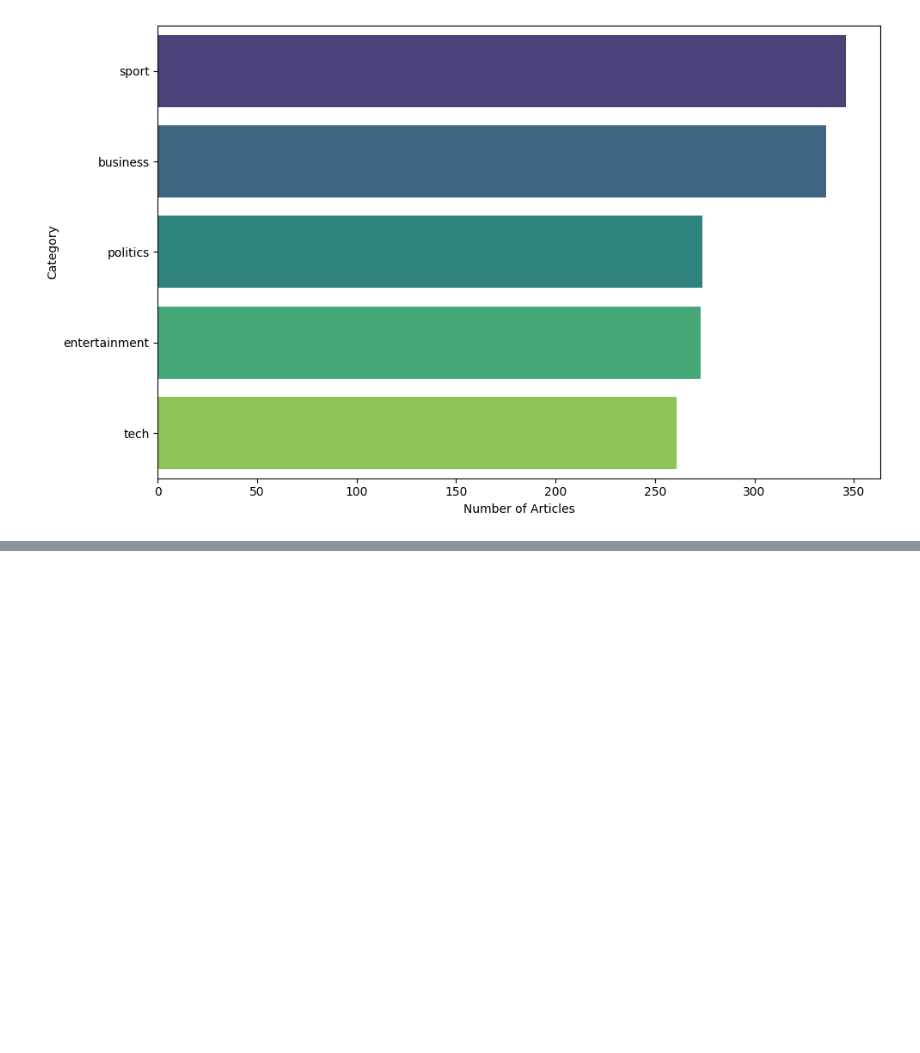
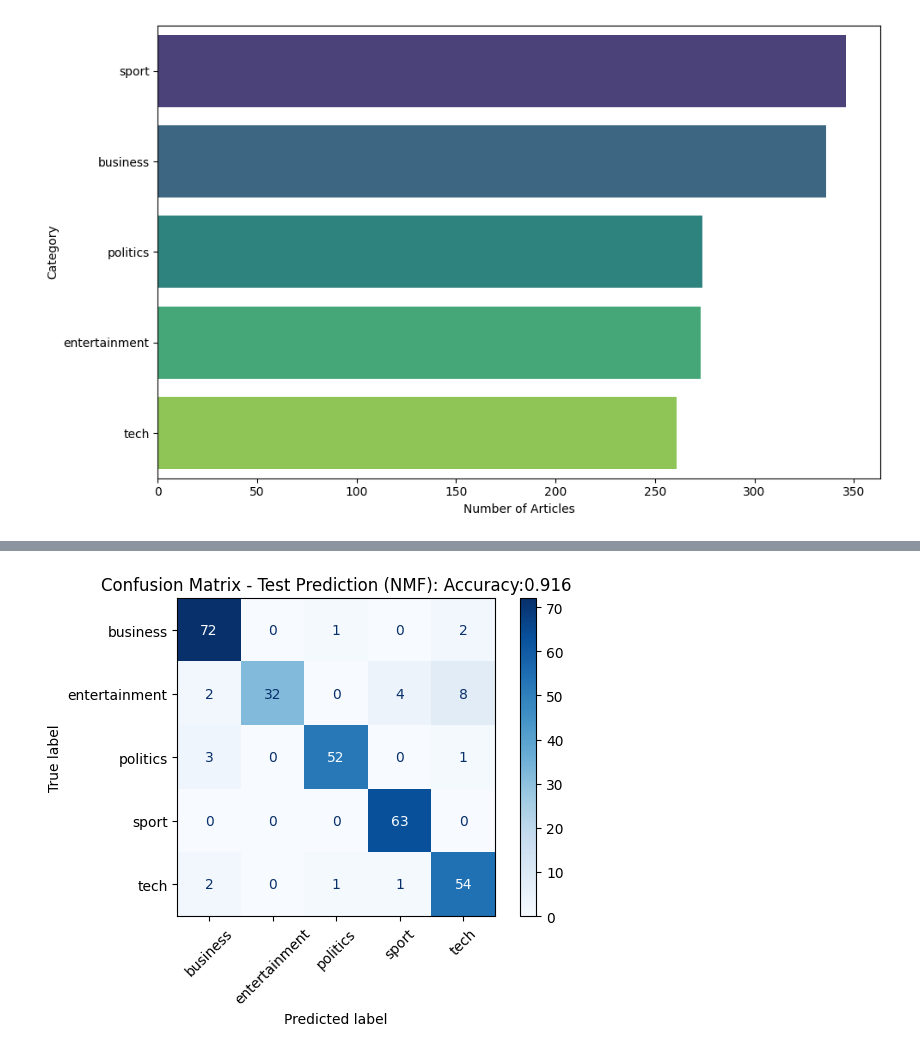
Before and after one commit to alme9155/csca-5632, a Jupyter notebook: bbc-news-classification.ipynb, the cells around one changed output, grey strips where cells are left out. Saved outputs shown, nothing was run; the diff lists cells and outputs as text; code cells hidden in the pictures; blank space fills up the shorter version.

Commit message:
Kaggle Notebook | BBC News Classification | Version 15

```diff
--- a/bbc-news-classification.ipynb
+++ b/bbc-news-classification.ipynb
@@ -120,0 +195,65 @@ it is necessary to
+# %%
+from sklearn.decomposition import TruncatedSVD
+from sklearn.decomposition import NMF
+from sklearn.linear_model import LogisticRegression
+from sklearn.model_selection import train_test_split, GridSearchCV
+from sklearn.pipeline import Pipeline
+from sklearn.metrics import accuracy_score, classification_report
+
+# split the train dataset to 80%/20%
+x_train, x_validate, y_train_split, y_validate = \
+    train_test_split(x_train_tfidf, y_train, test_size=0.2, random_state=42)
+
+
+# Match latent dimension of NMF with unique number of categories
+unique_categories = len(train['Category'].unique())
+
+nmf = NMF(n_components=unique_categories, random_state=42)
+x_train_nmf = nmf.fit_transform(x_train)
+x_validate_nmf = nmf.transform(x_validate)
+x_test_nmf = nmf.transform(x_test_tfidf)
+
+# Find the most frequent category for each NMF feature in training data as category prediction
+feature_prediction = np.argmax(x_train_nmf, axis=1)
+
+used = set()
+feature_to_category = {}
+# Get the true label for articles
+for component in range(unique_categories):
+    if np.isin(component, feature_prediction):
+        label = np.bincount(y_train_split[(feature_prediction == component)]).argmax()
+        feature_to_category[component] = label
+        used.add(label)
+    else:
+        for i in range(len(le.classes_)):
+            if i not in used:
+                feature_to_category[component] = i
+                used.add(i)
+                break
+        else:
+            feature_to_category[component] = 0
+
+
+# Prediction on training
+y_pred_train_components = np.argmax(x_train_nmf, axis=1)
+y_pred_nmf_train = np.array([feature_to_category[comp] for comp in y_pred_train_components])
+score_nmf_train = accuracy_score(y_train_split, y_pred_nmf_train)
+
+# Prediction on testing
+y_pred_validate_components = np.argmax(x_validate_nmf, axis=1)
+y_pred_nmf = np.array([feature_to_category[comp] for comp in y_pred_validate_components])
+score_nmf = accuracy_score(y_validate, y_pred_nmf)
+
+print(f"Train Accuracy (NMF, n_components={unique_categories}): {score_nmf_train:.3f}")
+print(f"Test Accuracy (NMF, n_components={unique_categories}): {score_nmf:.3f}")
+print("\nClassification Report:")
+print(classification_report(y_validate, y_pred_nmf, target_names=le.classes_))
+
+# Confusion Matrix
+cm_nmf = confusion_matrix(y_validate, y_pred_nmf)
+disp_val = ConfusionMatrixDisplay(confusion_matrix=cm_nmf, display_labels=le.classes_)
+disp_val.plot(cmap="Blues", xticks_rotation=45)
+plt.title(f"Confusion Matrix - Test Prediction (NMF): Accuracy:{score_nmf:.3f}")
+plt.tight_layout()
+plt.show()
+# %% [output]
@@ -120,0 +275 @@ it is necessary to
+[figure, added]
```
Also changed, not shown: parts of 15 cells of this notebook.
